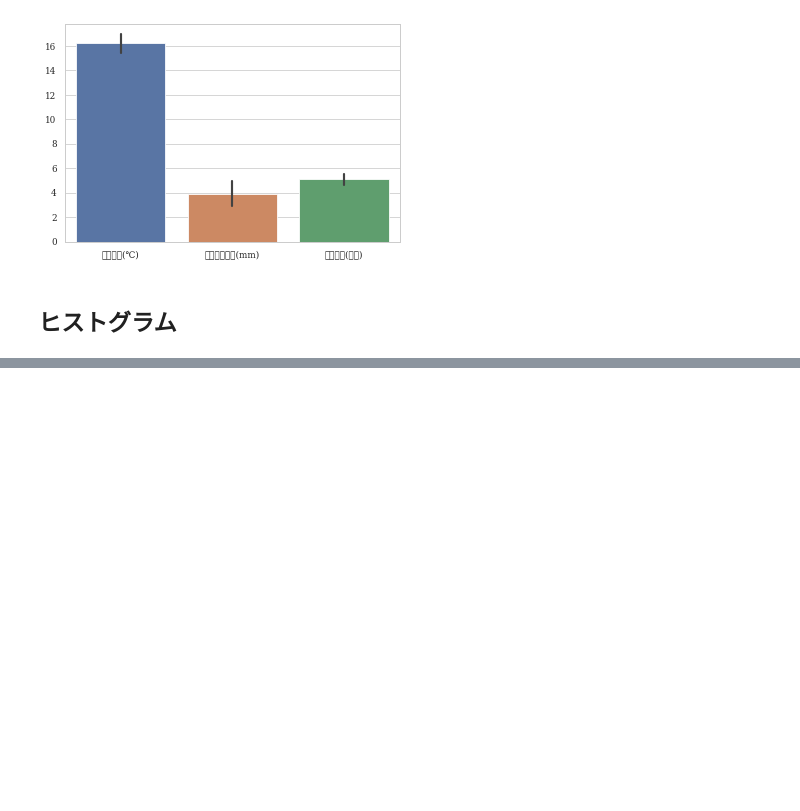
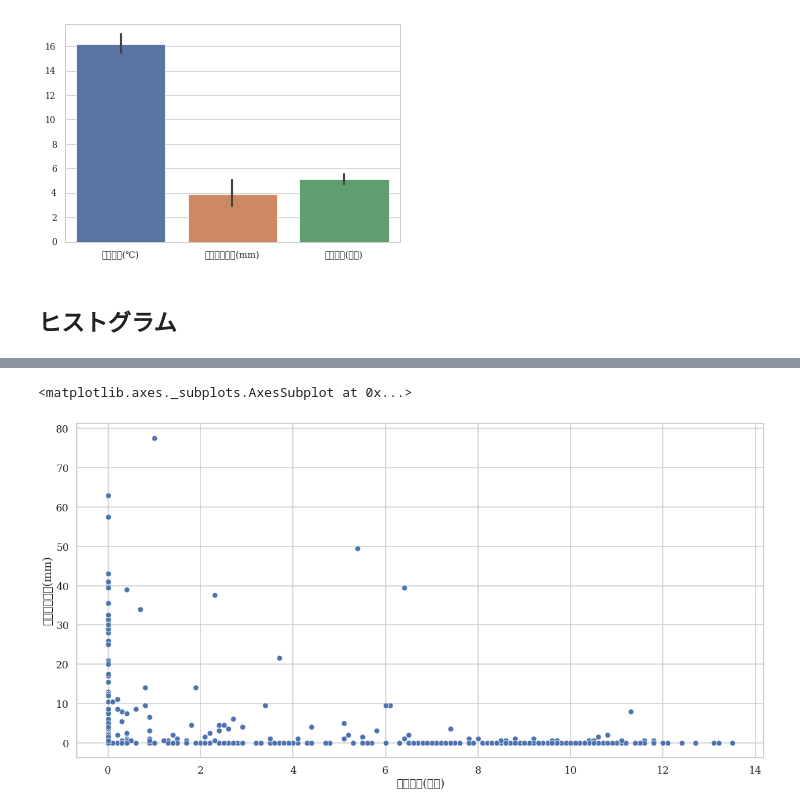
Before and after one commit to Charee-Villapong/for_practice, a Jupyter notebook: グラフ練習.ipynb, the cells around one changed output, grey strips where cells are left out. Cells and saved outputs as stored; diff of their text form; code cells hidden in the pictures; blank space fills up the shorter version.

```diff
--- a/グラフ練習.ipynb
+++ b/グラフ練習.ipynb
@@ -65,0 +75,7 @@ plt.figure(figsize=(40,5))
+# %%
+sns.set(font='DejaVu Serif',context="talk",style='whitegrid')
+plt.figure(figsize=(20,10))
+sns.scatterplot(data=df_weather,x="日照時間(時間)",y='降水量の合計(mm)')
+# %% [output]
+<matplotlib.axes._subplots.AxesSubplot at 0x...>
+[figure, added]
```
Also changed, not shown: parts of 3 cells of this notebook.
